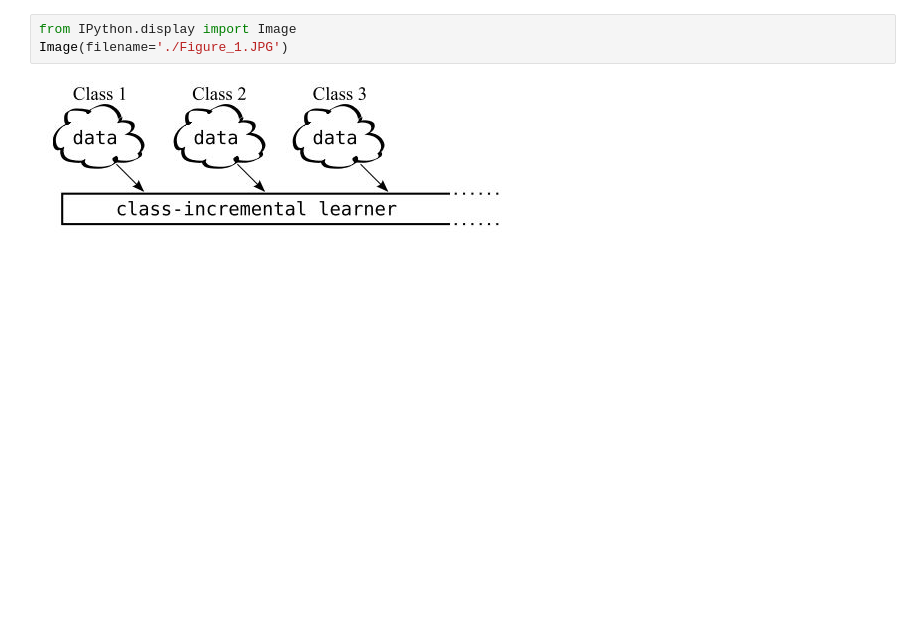
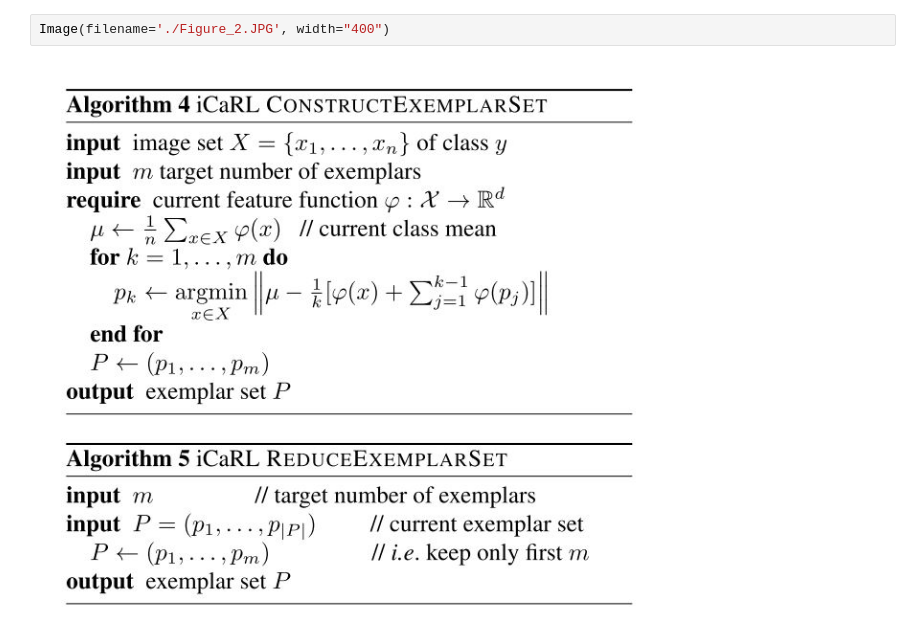
Before and after one commit to trungmanhhuynh/Transfer_Continuous_Unsupervised_Learning, a Jupyter notebook: CVPR_2017_Rebuff/CVPR_2017_Rebuff.ipynb, the cells around one changed output. Cells and saved outputs as stored; diff of their text form; blank space fills up the shorter version.

```diff
--- a/CVPR_2017_Rebuff/CVPR_2017_Rebuff.ipynb
+++ b/CVPR_2017_Rebuff/CVPR_2017_Rebuff.ipynb
@@ -43,5 +20,4 @@ The arguments for using nearest-mean-of-exemplars instead of usual network outpu
-# %%
-from IPython.display import Image
-Image(filename='./Figure_1.JPG')
-# %% [output]
-[figure, removed]
+# %%
+Image(filename='./Figure_2.JPG', width="400")
+# %% [output]
+[figure, added]
```
Also changed, not shown: parts of 12 cells of this notebook.
